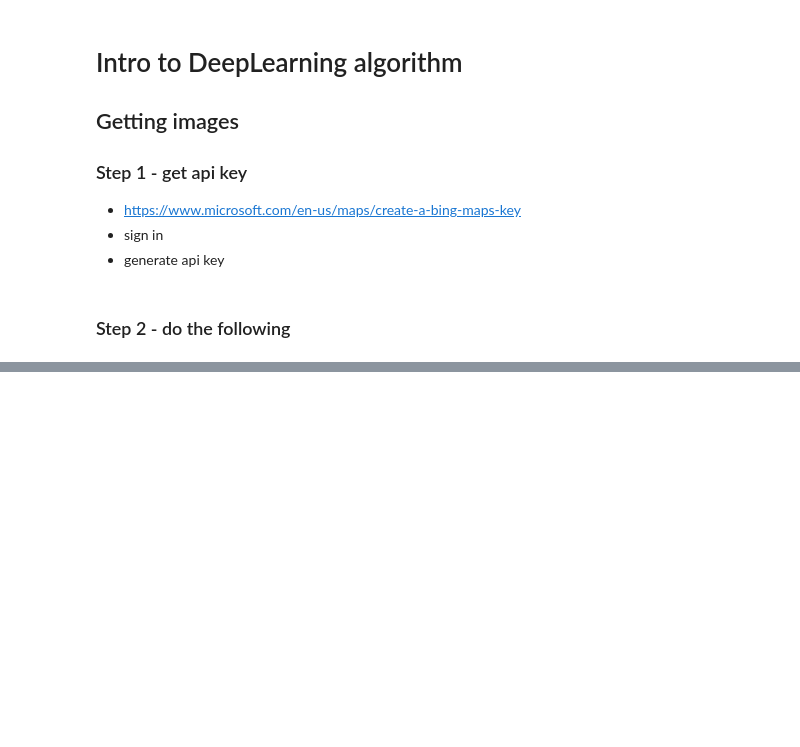
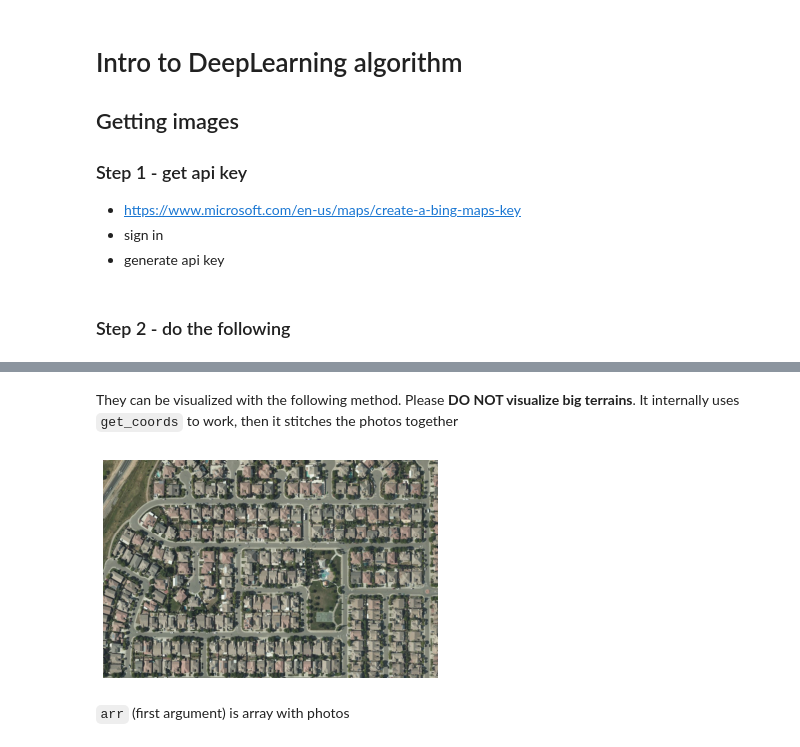
Before and after one commit to DeepPoolAI/DeepPoolAI, a Jupyter notebook: tutorial.ipynb, the cells around one changed output, grey strips where cells are left out. Cells and saved outputs as stored; diff of their text form; code cells hidden in the pictures; blank space fills up the shorter version.

Commit message:
grid (#9)

```diff
--- a/tutorial.ipynb
+++ b/tutorial.ipynb
@@ -280,0 +60,8 @@ def QuadKeyToTileXY(string quadKey, out tileX, out tileY, out levelOfDetail):
+# %% [markdown]
+They can be visualized with the following method. Please **DO NOT visualize big terrains**. It internally uses `get_coords` to work, then it stitches the photos together
+# %%
+arr, plt = ai.get_grid_photos(38.684290723162526,-121.53796608554585, 38.683101470549765,-121.53249437915547)
+# %% [output]
+[figure, added]
+# %% [markdown]
+`arr` (first argument) is array with photos
```
Also changed, not shown: parts of 17 cells of this notebook, 2 other files.
